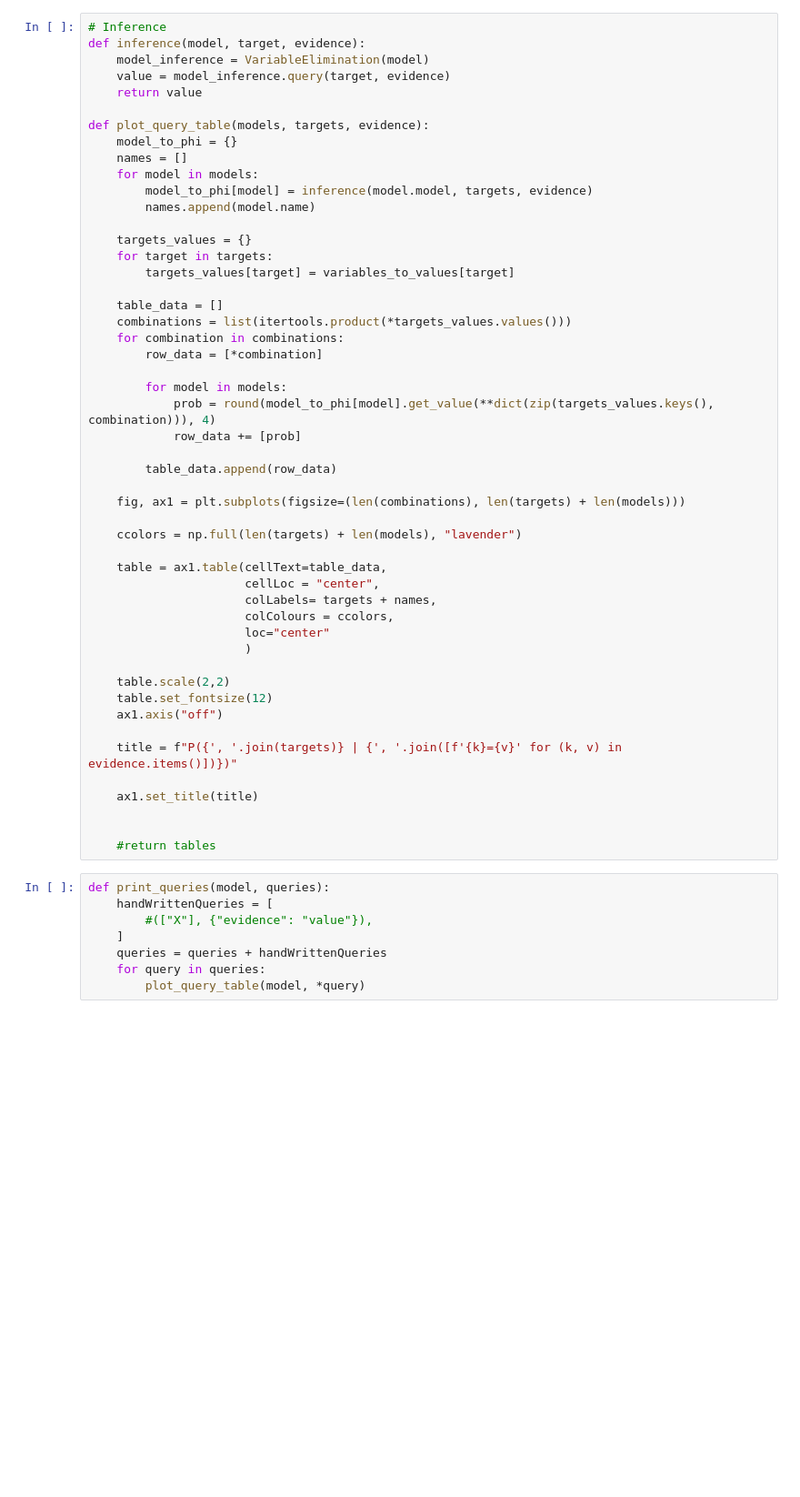
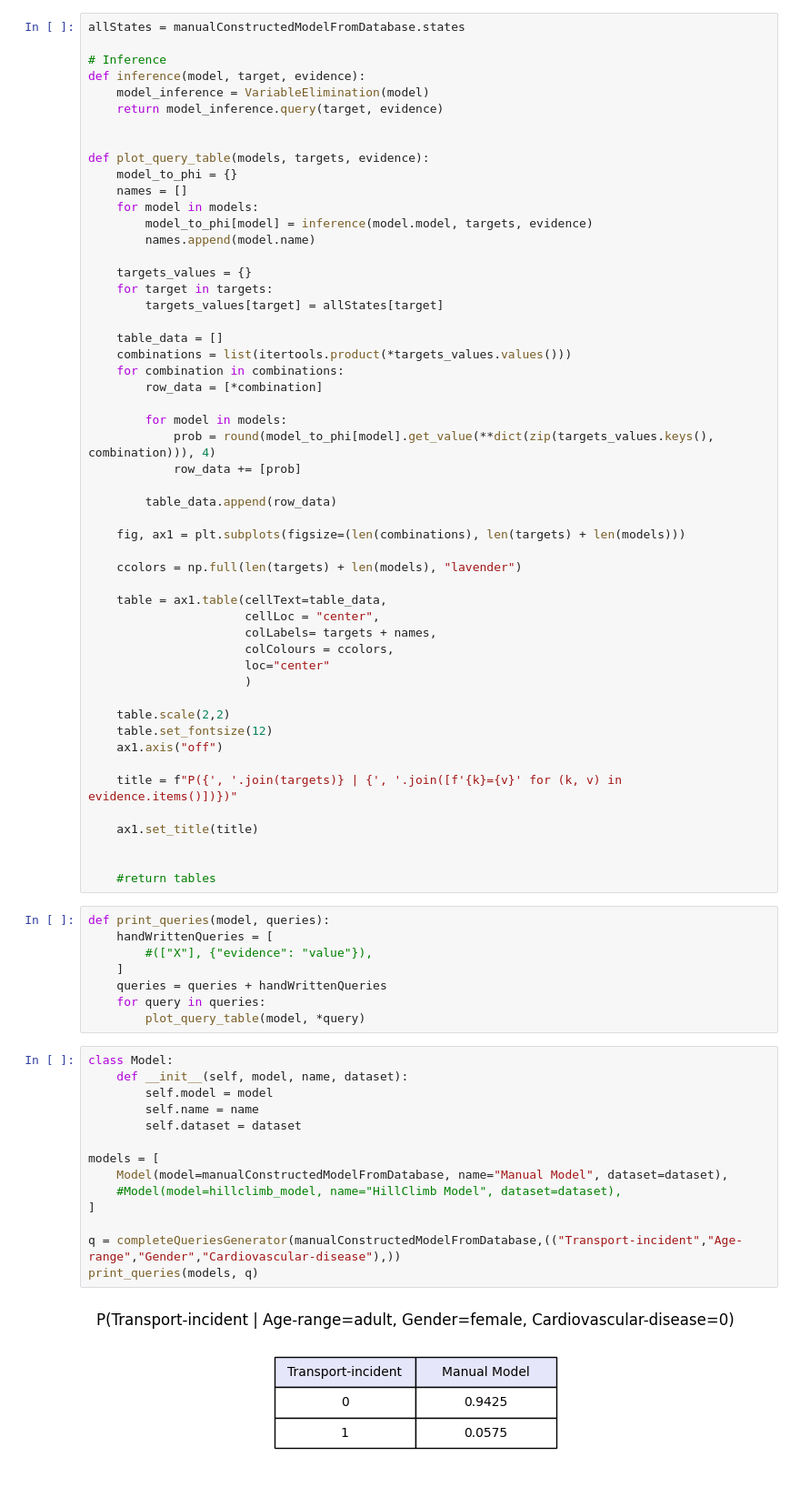
Before and after one commit to AndreaZecca/ByeBayes, a Jupyter notebook: project.ipynb, the cells around one changed output. Shown at 91% size. Saved outputs shown, nothing was run; the diff lists cells and outputs as text; blank space fills up the shorter version.

```diff
--- a/project.ipynb
+++ b/project.ipynb
@@ -250,9 +238,11 @@ def completeQueriesGenerator(model,elements):
 # %%
+allStates = manualConstructedModelFromDatabase.states
+
 # Inference
 def inference(model, target, evidence):
     model_inference = VariableElimination(model)
-    value = model_inference.query(target, evidence)
-    return value
+    return model_inference.query(target, evidence)
+
 
 def plot_query_table(models, targets, evidence):
     model_to_phi = {}
@@ -263,7 +253,7 @@ def plot_query_table(models, targets, evidence):
 
     targets_values = {}
     for target in targets:
-        targets_values[target] = variables_to_values[target]
+        targets_values[target] = allStates[target]
 
     table_data = []
     combinations = list(itertools.product(*targets_values.values()))
@@ -305,3 +295,19 @@ def print_queries(model, queries):
     queries = queries + handWrittenQueries
     for query in queries:
         plot_query_table(model, *query)
+# %%
+class Model:
+    def __init__(self, model, name, dataset):
+        self.model = model
+        self.name = name
+        self.dataset = dataset
+
+models = [
+    Model(model=manualConstructedModelFromDatabase, name="Manual Model", dataset=dataset),
+    #Model(model=hillclimb_model, name="HillClimb Model", dataset=dataset),
+]
+
+q = completeQueriesGenerator(manualConstructedModelFromDatabase,(("Transport-incident","Age-range","Gender","Cardiovascular-disease"),))
+print_queries(models, q)
+# %% [output]
+[figure, added]
```
Also changed, not shown: parts of 8 cells of this notebook, 4 other files.
